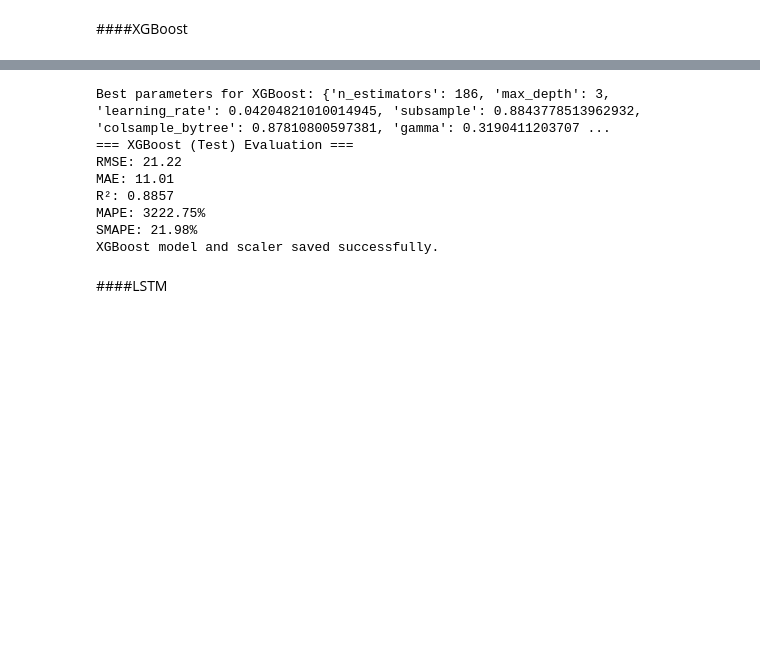
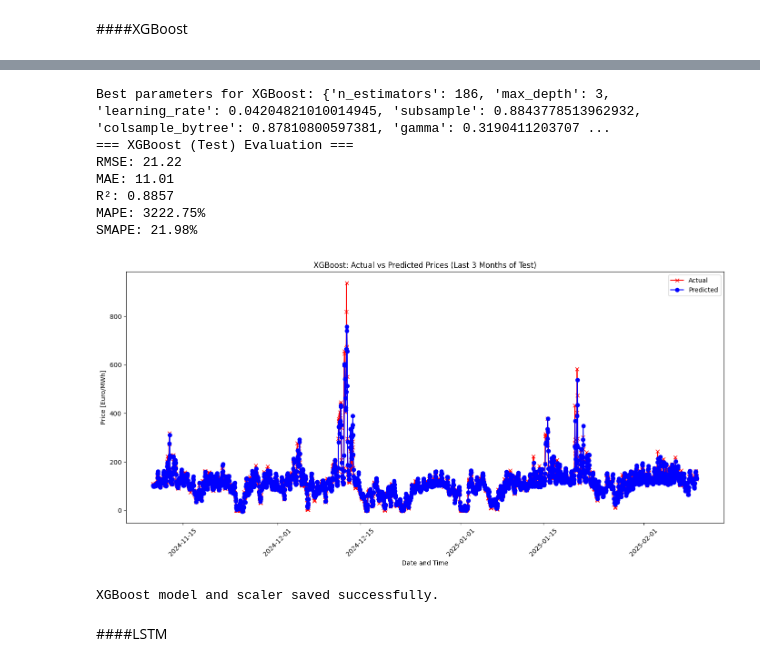
Before and after one commit to Aqib-005/AI-Appliance-Scheduler, a Jupyter notebook: appliance-scheduler/ml_model/MLmodels.ipynb, the cells around one changed output, grey strips where cells are left out. Cells and saved outputs as stored; diff of their text form; code cells hidden in the pictures; blank space fills up the shorter version.

```diff
--- a/appliance-scheduler/ml_model/MLmodels.ipynb
+++ b/appliance-scheduler/ml_model/MLmodels.ipynb
@@ -181,6 +181,9 @@ future_data = future_data[
 # Engineer features on both datasets
 historical_data = engineer_features(historical_data)
 future_data = engineer_features(future_data)
+
+dates = historical_data['StartDateTime'].copy()
+print("Dates saved. First few entries:\n", dates.head())
 # %% [output]
 NaN counts after preprocessing: Price                0
 total_consumption    0
@@ -351,6 +354,18 @@ X_test_scaled = scaler_xgb.transform(X_test)
 y_pred_xgb = model_xgb.predict(X_test_scaled)
 evaluate_model(y_test, y_pred_xgb, "XGBoost (Test)")
 
+# Define test_dates_xgb (dates corresponding to the test set)
+test_dates_xgb = dates.iloc[val_end:].reset_index(drop=True)
+
+# Plot actual vs predicted prices for XGBoost (last 3 months)
+last_date_xgb = test_dates_xgb.max()
+three_months_prior_xgb = last_date_xgb - pd.DateOffset(months=3)
+start_idx_xgb = test_dates_xgb.searchsorted(three_months_prior_xgb, side='left')
+test_dates_last_3m_xgb = test_dates_xgb.iloc[start_idx_xgb:]
+y_test_last_3m_xgb = y_test.iloc[start_idx_xgb:]
+y_pred_last_3m_xgb = y_pred_xgb[start_idx_xgb:]
+plot_predictions(test_dates_last_3m_xgb, y_test_last_3m_xgb, y_pred_last_3m_xgb, "XGBoost: Actual vs Predicted Prices (Last 3 Months of Test)")
+
 joblib.dump(model_xgb, 'xgb_model.pkl')
 joblib.dump(scaler_xgb, 'scaler_xgb.pkl')
 print("XGBoost model and scaler saved successfully.")
@@ -375,11 +390,12 @@ print("XGBoost model and scaler saved successfully.")
 Best parameters for XGBoost: {'n_estimators': 186, 'max_depth': 3, 'learning_rate': 0.04204821010014945, 'subsample': 0.8843778513962932, 'colsample_bytree': 0.87810800597381, 'gamma': 0.3190411203707 ...
 === XGBoost (Test) Evaluation ===
 RMSE: 21.22
 MAE: 11.01
 R²: 0.8857
 MAPE: 3222.75%
 SMAPE: 21.98%
-XGBoost model and scaler saved successfully.
+[figure, added]
+XGBoost model and scaler saved successfully.
 # %% [markdown]
 ####LSTM
 # %%
```
Also changed, not shown: parts of 5 cells of this notebook, 2 other files.
